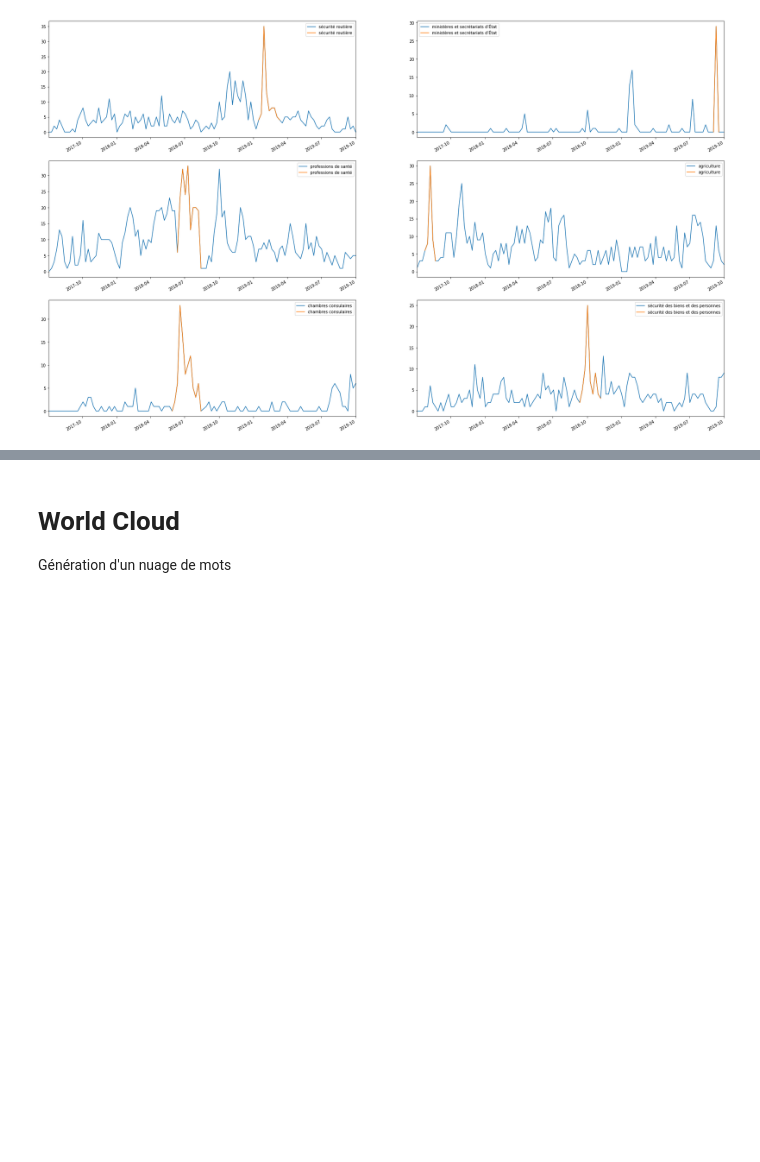
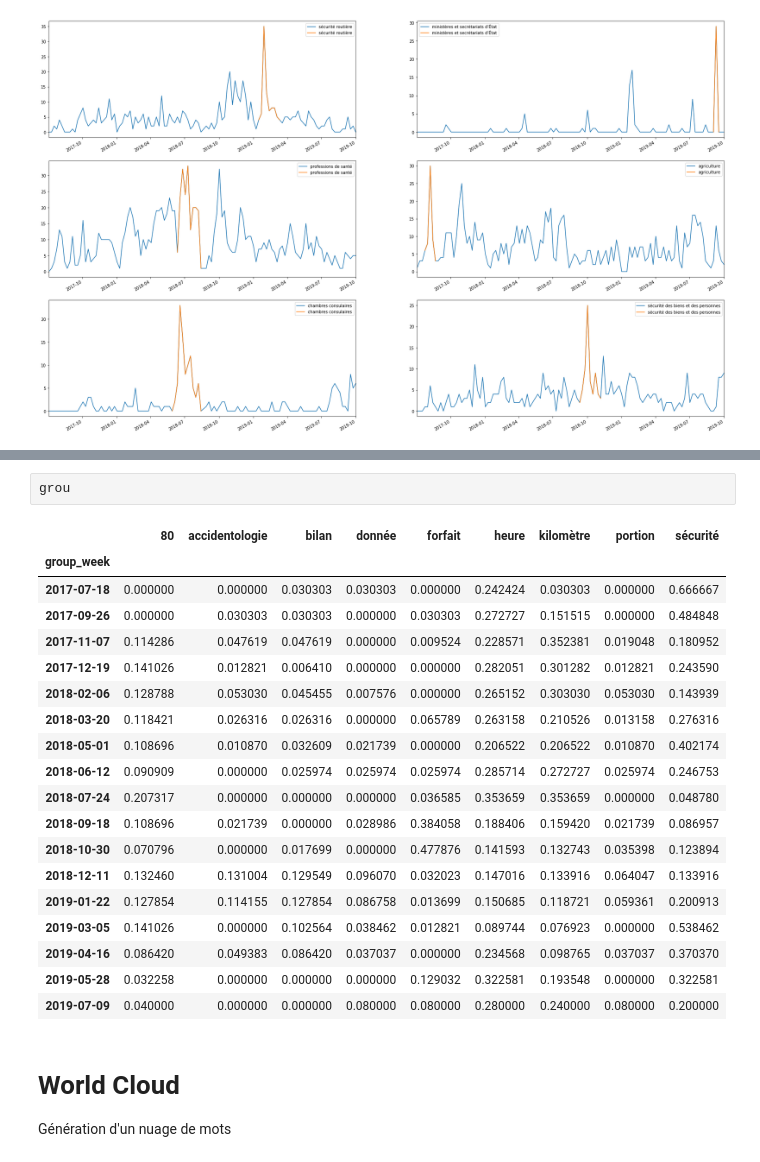
Before and after one commit to homerdurand/METRIQ, a Jupyter notebook: analyse_mots.ipynb, the cells around one changed output, grey strips where cells are left out. Drawn from its saved outputs; the diff is of its cells as text; blank space fills up the shorter version.

```diff
--- a/analyse_mots.ipynb
+++ b/analyse_mots.ipynb
@@ -237,3 +237,25 @@ plt.show()
+# %%
+grou
+# %% [output]
+|  | 80 | accidentologie | bilan | donnée | forfait | heure | kilomètre | portion | sécurité |
+| group_week |  |  |  |  |  |  |  |  |  |
+| 2017-07-18 | 0.000000 | 0.000000 | 0.030303 | 0.030303 | 0.000000 | 0.242424 | 0.030303 | 0.000000 | 0.666667 |
+| 2017-09-26 | 0.000000 | 0.030303 | 0.030303 | 0.000000 | 0.030303 | 0.272727 | 0.151515 | 0.000000 | 0.484848 |
+| 2017-11-07 | 0.114286 | 0.047619 | 0.047619 | 0.000000 | 0.009524 | 0.228571 | 0.352381 | 0.019048 | 0.180952 |
+| 2017-12-19 | 0.141026 | 0.012821 | 0.006410 | 0.000000 | 0.000000 | 0.282051 | 0.301282 | 0.012821 | 0.243590 |
+| 2018-02-06 | 0.128788 | 0.053030 | 0.045455 | 0.007576 | 0.000000 | 0.265152 | 0.303030 | 0.053030 | 0.143939 |
+| 2018-03-20 | 0.118421 | 0.026316 | 0.026316 | 0.000000 | 0.065789 | 0.263158 | 0.210526 | 0.013158 | 0.276316 |
+| 2018-05-01 | 0.108696 | 0.010870 | 0.032609 | 0.021739 | 0.000000 | 0.206522 | 0.206522 | 0.010870 | 0.402174 |
+| 2018-06-12 | 0.090909 | 0.000000 | 0.025974 | 0.025974 | 0.025974 | 0.285714 | 0.272727 | 0.025974 | 0.246753 |
+| 2018-07-24 | 0.207317 | 0.000000 | 0.000000 | 0.000000 | 0.036585 | 0.353659 | 0.353659 | 0.000000 | 0.048780 |
+| 2018-09-18 | 0.108696 | 0.021739 | 0.000000 | 0.028986 | 0.384058 | 0.188406 | 0.159420 | 0.021739 | 0.086957 |
+| 2018-10-30 | 0.070796 | 0.000000 | 0.017699 | 0.000000 | 0.477876 | 0.141593 | 0.132743 | 0.035398 | 0.123894 |
+| 2018-12-11 | 0.132460 | 0.131004 | 0.129549 | 0.096070 | 0.032023 | 0.147016 | 0.133916 | 0.064047 | 0.133916 |
+| 2019-01-22 | 0.127854 | 0.114155 | 0.127854 | 0.086758 | 0.013699 | 0.150685 | 0.118721 | 0.059361 | 0.200913 |
+| 2019-03-05 | 0.141026 | 0.000000 | 0.102564 | 0.038462 | 0.012821 | 0.089744 | 0.076923 | 0.000000 | 0.538462 |
+| 2019-04-16 | 0.086420 | 0.049383 | 0.086420 | 0.037037 | 0.000000 | 0.234568 | 0.098765 | 0.037037 | 0.370370 |
+| 2019-05-28 | 0.032258 | 0.000000 | 0.000000 | 0.000000 | 0.129032 | 0.322581 | 0.193548 | 0.000000 | 0.322581 |
+| 2019-07-09 | 0.040000 | 0.000000 | 0.000000 | 0.080000 | 0.080000 | 0.280000 | 0.240000 | 0.080000 | 0.200000 |
 # %% [markdown]
 # World Cloud
 Génération d'un nuage de mots
```
Also changed, not shown: parts of 10 cells of this notebook, 5 other files.
